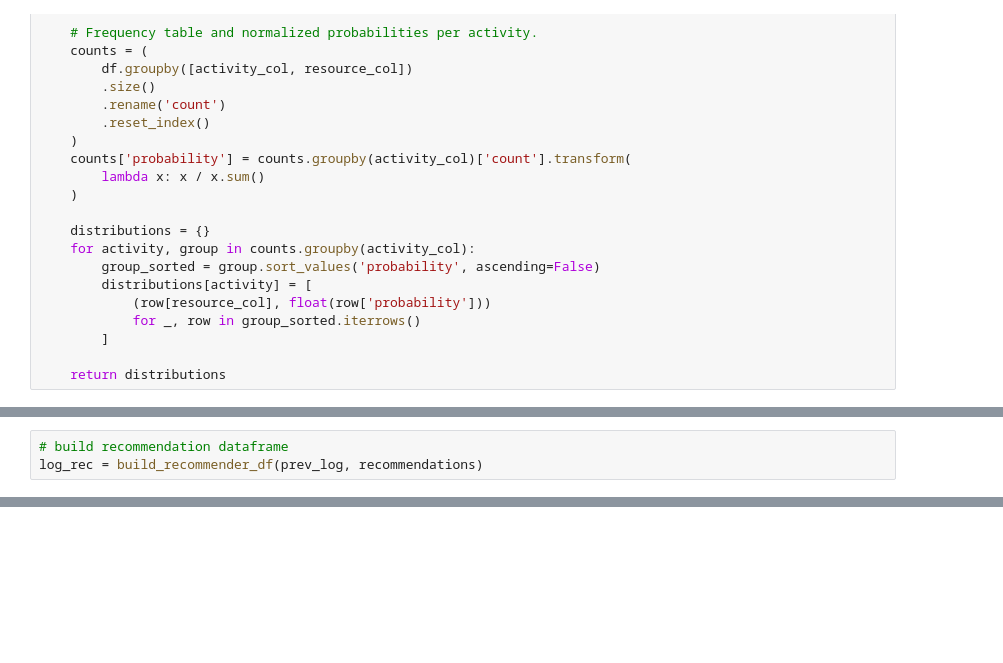
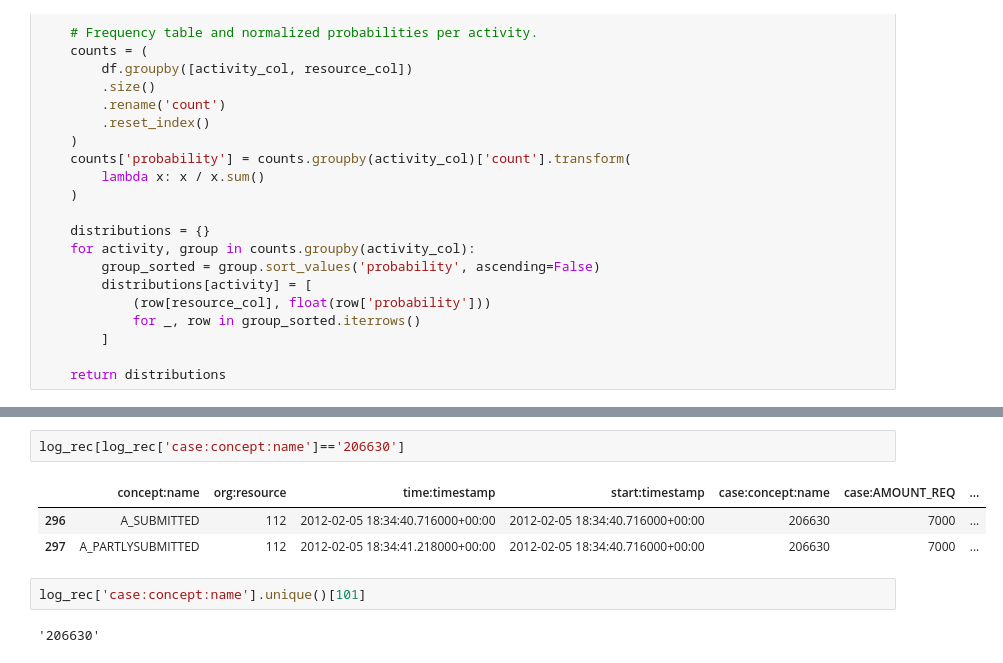
Before and after one commit to FabrizioDeSantis/Fair-PrescriptiveProcessMonitoring, a Jupyter notebook: prosit-recommendations-simulator/RecommendationsSimulator.ipynb, the cells around one changed output, grey strips where cells are left out. Cells and saved outputs as stored; diff of their text form; blank space fills up the shorter version.

```diff
--- a/prosit-recommendations-simulator/RecommendationsSimulator.ipynb
+++ b/prosit-recommendations-simulator/RecommendationsSimulator.ipynb
@@ -163,3 +161,0 @@ Index(['concept:name', 'org:resource', 'time:timestamp', 'start:timestamp',
-# %%
-# build recommendation dataframe
-log_rec = build_recommender_df(prev_log, recommendations)
@@ -237,0 +201,10 @@ sim_log[sim_log['case:concept:name'] == "6"]
+# %%
+log_rec[log_rec['case:concept:name']=='206630']
+# %% [output]
+|  | concept:name | org:resource | time:timestamp | start:timestamp | case:concept:name | case:AMOUNT_REQ | ... |
+| 296 | A_SUBMITTED | 112 | 2012-02-05 18:34:40.716000+00:00 | 2012-02-05 18:34:40.716000+00:00 | 206630 | 7000 | ... |
+| 297 | A_PARTLYSUBMITTED | 112 | 2012-02-05 18:34:41.218000+00:00 | 2012-02-05 18:34:40.716000+00:00 | 206630 | 7000 | ... |
+# %%
+log_rec['case:concept:name'].unique()[101]
+# %% [output]
+'206630'
```
Also changed, not shown: parts of 16 cells of this notebook, 5 other files.
